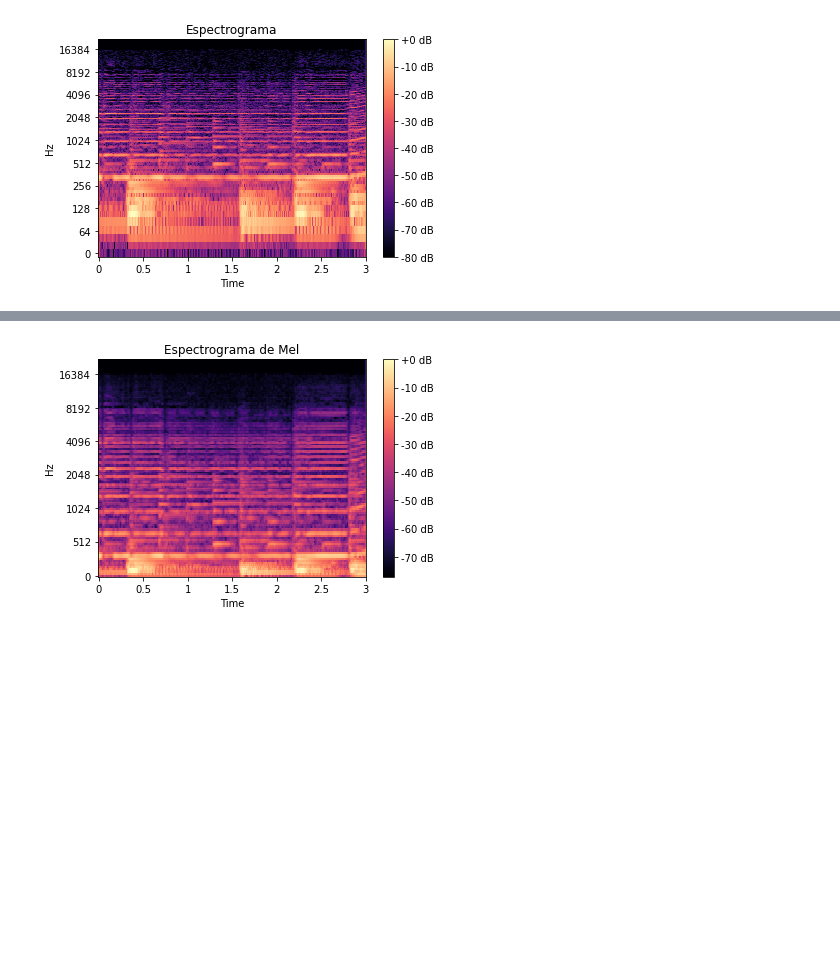
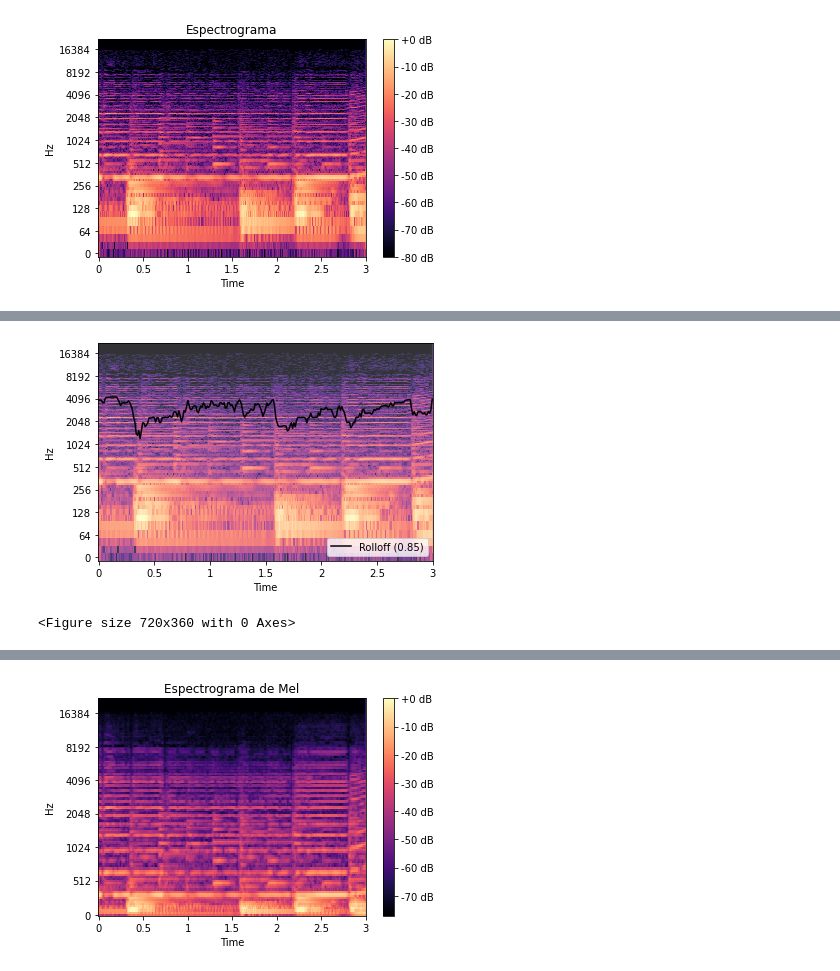
Before and after one commit to gabrielaeduardo/musical_instruments_recognition, a Jupyter notebook: code/raw_database.ipynb, the cells around one changed output, grey strips where cells are left out. Drawn from its saved outputs; the diff is of its cells as text; code cells hidden in the pictures; blank space fills up the shorter version.

```diff
--- a/code/raw_database.ipynb
+++ b/code/raw_database.ipynb
@@ -124,0 +110,13 @@ len(x)
+# %%
+fig, ax = plt.subplots()
+librosa.display.specshow(librosa.amplitude_to_db(S, ref=np.max),
+                               y_axis='log', x_axis='time', ax=ax, hop_length=512, sr=sr, alpha = 0.8)
+plt.figure(figsize=(10,5))
+ax.plot(t[:len(rms)], rolloff[0], label='Rolloff (0.85)', color = 'black')
+# fig.colorbar(img, ax=ax, format="%+2.0f dB")
+ax.legend(loc='lower right')
+fig.savefig('../images/code_generated/cols/sig_rolloff.png', bbox_inches='tight', dpi = 256)
+plt.show()
+# %% [output]
+[figure, added]
+<Figure size 720x360 with 0 Axes>
```
Also changed, not shown: parts of 25 cells of this notebook, 3 other files.
